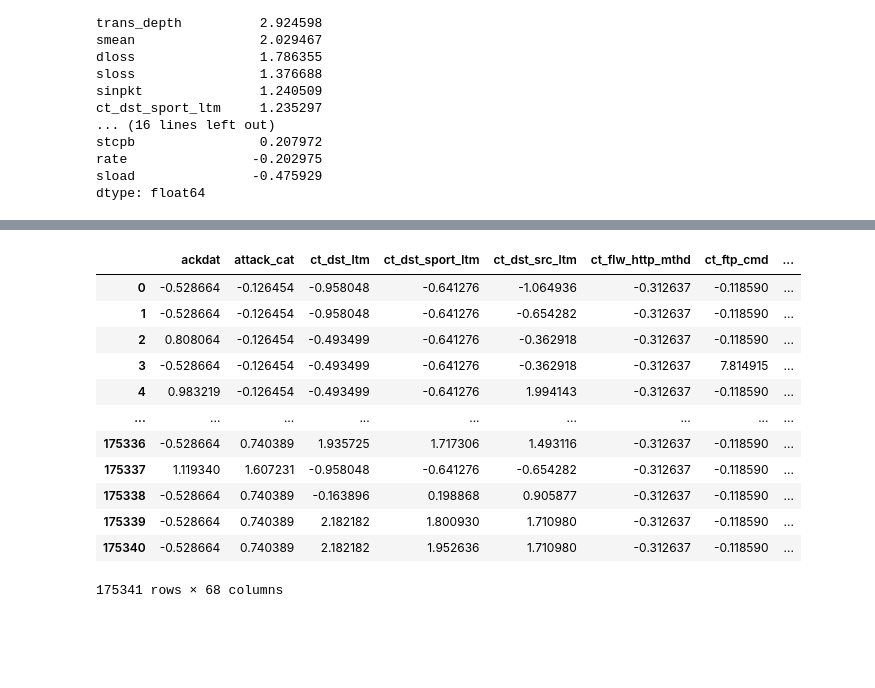
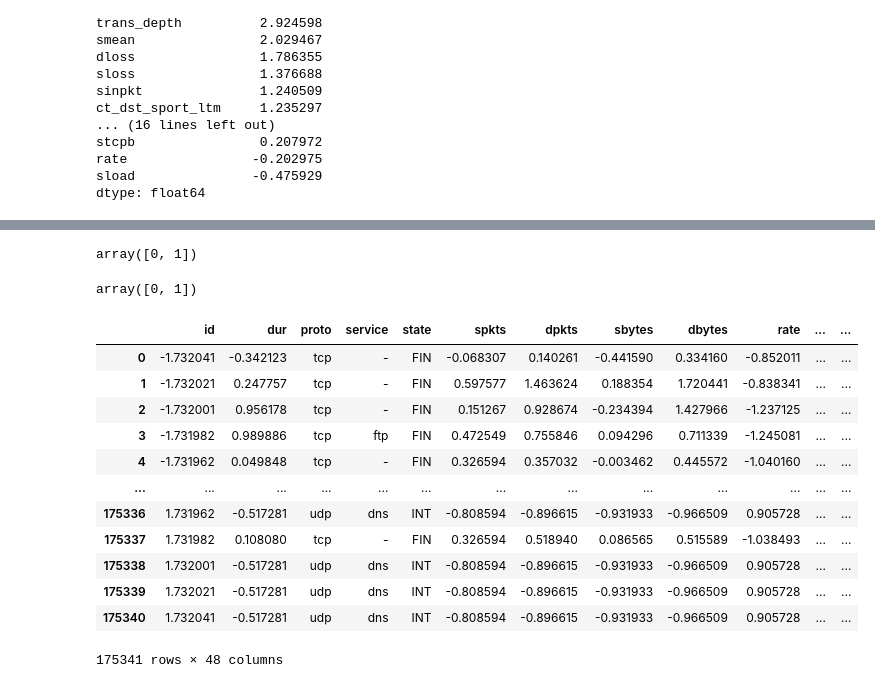
Before and after one commit to otuemre/vigiNIDS, a Jupyter notebook: src/notebooks/02_FeatureEngineering_Scaling.ipynb, the cells around one changed output, grey strips where cells are left out. Cells and saved outputs as stored; diff of their text form; code cells hidden in the pictures; blank space fills up the shorter version.

```diff
--- a/src/notebooks/02_FeatureEngineering_Scaling.ipynb
+++ b/src/notebooks/02_FeatureEngineering_Scaling.ipynb
@@ -6,8 +6,8 @@
 import pandas as pd
 
 # Load datasets
-train_df = pd.read_csv("../datasets/UNSW_NB15_encoded_training-set.csv")
-test_df = pd.read_csv("../datasets/UNSW_NB15_encoded_testing-set.csv")
+train_df = pd.read_csv("../datasets/UNSW_NB15_training-set.csv")
+test_df = pd.read_csv("../datasets/UNSW_NB15_testing-set.csv")
 # %%
 # Overview of train_df
 train_df.info()
@@ -110,29 +112,50 @@ dtype: float64
+# %%
+# Separate the label column
+y_train = train_df["label"]
+y_test = test_df["label"]
+
+# Drop the label column from features
+X_train = train_df.drop(columns=["label"])
+X_test = test_df.drop(columns=["label"])
 # %%
 from sklearn.preprocessing import StandardScaler
 
 # Select numerical columns
-num_columns = train_df.select_dtypes(include=["float64", "int64"]).columns
+train_num_columns = X_train.select_dtypes(include=["float64", "int64"]).columns
+test_num_columns = X_test.select_dtypes(include=["float64", "int64"]).columns
 
 # Initialize the scaler
 scaler = StandardScaler()
 
-# Fit and transform train and test data
-train_df[num_columns] = scaler.fit_transform(train_df[num_columns])
-test_df[num_columns] = scaler.transform(test_df[num_columns])
+# Fit and transform only numerical columns
+X_train[train_num_columns] = scaler.fit_transform(X_train[train_num_columns])
+X_test[test_num_columns] = scaler.transform(X_test[test_num_columns])
+# %%
+# Reattach the label column for saving
+X_train["label"] = y_train.reset_index(drop=True)
+X_test["label"] = y_test.reset_index(drop=True)
+# %%
+X_train["label"].unique()
+# %% [output]
+array([0, 1])
+# %%
+X_test["label"].unique()
+# %% [output]
+array([0, 1])
 # %%
-train_df
+X_train
 # %% [output]
-|  | ackdat | attack_cat | ct_dst_ltm | ct_dst_sport_ltm | ct_dst_src_ltm | ct_flw_http_mthd | ct_ftp_cmd | ... |
-| 0 | -0.528664 | -0.126454 | -0.958048 | -0.641276 | -1.064936 | -0.312637 | -0.118590 | ... |
-| 1 | -0.528664 | -0.126454 | -0.958048 | -0.641276 | -0.654282 | -0.312637 | -0.118590 | ... |
-| 2 | 0.808064 | -0.126454 | -0.493499 | -0.641276 | -0.362918 | -0.312637 | -0.118590 | ... |
-| 3 | -0.528664 | -0.126454 | -0.493499 | -0.641276 | -0.362918 | -0.312637 | 7.814915 | ... |
-| 4 | 0.983219 | -0.126454 | -0.493499 | -0.641276 | 1.994143 | -0.312637 | -0.118590 | ... |
-| ... | ... | ... | ... | ... | ... | ... | ... | ... |
-| 175336 | -0.528664 | 0.740389 | 1.935725 | 1.717306 | 1.493116 | -0.312637 | -0.118590 | ... |
-| 175337 | 1.119340 | 1.607231 | -0.958048 | -0.641276 | -0.654282 | -0.312637 | -0.118590 | ... |
-| 175338 | -0.528664 | 0.740389 | -0.163896 | 0.198868 | 0.905877 | -0.312637 | -0.118590 | ... |
-| 175339 | -0.528664 | 0.740389 | 2.182182 | 1.800930 | 1.710980 | -0.312637 | -0.118590 | ... |
-| 175340 | -0.528664 | 0.740389 | 2.182182 | 1.952636 | 1.710980 | -0.312637 | -0.118590 | ... |
+|  | id | dur | proto | service | state | spkts | dpkts | sbytes | dbytes | rate | ... | ... |
+| 0 | -1.732041 | -0.342123 | tcp | - | FIN | -0.068307 | 0.140261 | -0.441590 | 0.334160 | -0.852011 | ... | ... |
+| 1 | -1.732021 | 0.247757 | tcp | - | FIN | 0.597577 | 1.463624 | 0.188354 | 1.720441 | -0.838341 | ... | ... |
+| 2 | -1.732001 | 0.956178 | tcp | - | FIN | 0.151267 | 0.928674 | -0.234394 | 1.427966 | -1.237125 | ... | ... |
+| 3 | -1.731982 | 0.989886 | tcp | ftp | FIN | 0.472549 | 0.755846 | 0.094296 | 0.711339 | -1.245081 | ... | ... |
+| 4 | -1.731962 | 0.049848 | tcp | - | FIN | 0.326594 | 0.357032 | -0.003462 | 0.445572 | -1.040160 | ... | ... |
+| ... | ... | ... | ... | ... | ... | ... | ... | ... | ... | ... | ... | ... |
+| 175336 | 1.731962 | -0.517281 | udp | dns | INT | -0.808594 | -0.896615 | -0.931933 | -0.966509 | 0.905728 | ... | ... |
+| 175337 | 1.731982 | 0.108080 | tcp | - | FIN | 0.326594 | 0.518940 | 0.086565 | 0.515589 | -1.038493 | ... | ... |
+| 175338 | 1.732001 | -0.517281 | udp | dns | INT | -0.808594 | -0.896615 | -0.931933 | -0.966509 | 0.905728 | ... | ... |
+| 175339 | 1.732021 | -0.517281 | udp | dns | INT | -0.808594 | -0.896615 | -0.931933 | -0.966509 | 0.905728 | ... | ... |
+| 175340 | 1.732041 | -0.517281 | udp | dns | INT | -0.808594 | -0.896615 | -0.931933 | -0.966509 | 0.905728 | ... | ... |
-175341 rows × 68 columns
+175341 rows × 48 columns
 # %%
```
Also changed, not shown: parts of 5 cells of this notebook, 1 other file.
